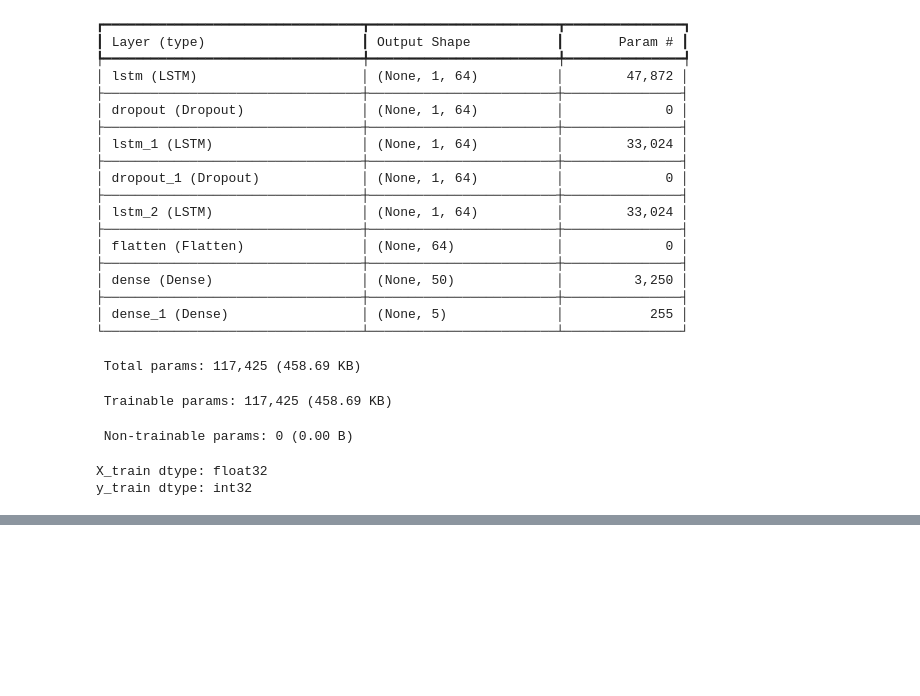
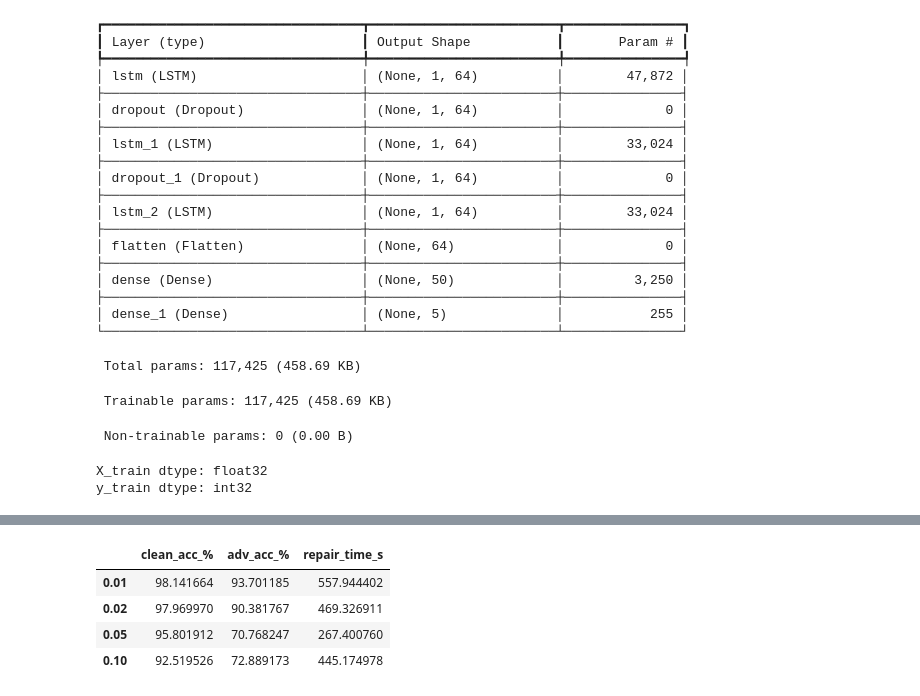
Before and after one commit to KeysGui-i/189G_final, a Jupyter notebook: NIDS.ipynb, the cells around one changed output, grey strips where cells are left out. Saved outputs shown, nothing was run; the diff lists cells and outputs as text; code cells hidden in the pictures; blank space fills up the shorter version.

```diff
--- a/NIDS.ipynb
+++ b/NIDS.ipynb
@@ -974,0 +1110,14 @@ Epoch   1 | Step  550 | loss: 0.0657 | clean-acc: 0.9868
+# %%
+results = pd.DataFrame({
+    "clean_acc_%":   clean_acc_dict,
+    "adv_acc_%":     adv_acc_dict,
+    "repair_time_s": repair_times,
+}).sort_index()
+
+display(results)
+# %% [output]
+|  | clean_acc_% | adv_acc_% | repair_time_s |
+| 0.01 | 98.141664 | 93.701185 | 557.944402 |
+| 0.02 | 97.969970 | 90.381767 | 469.326911 |
+| 0.05 | 95.801912 | 70.768247 | 267.400760 |
+| 0.10 | 92.519526 | 72.889173 | 445.174978 |
```
Also changed, not shown: parts of 25 cells of this notebook.
